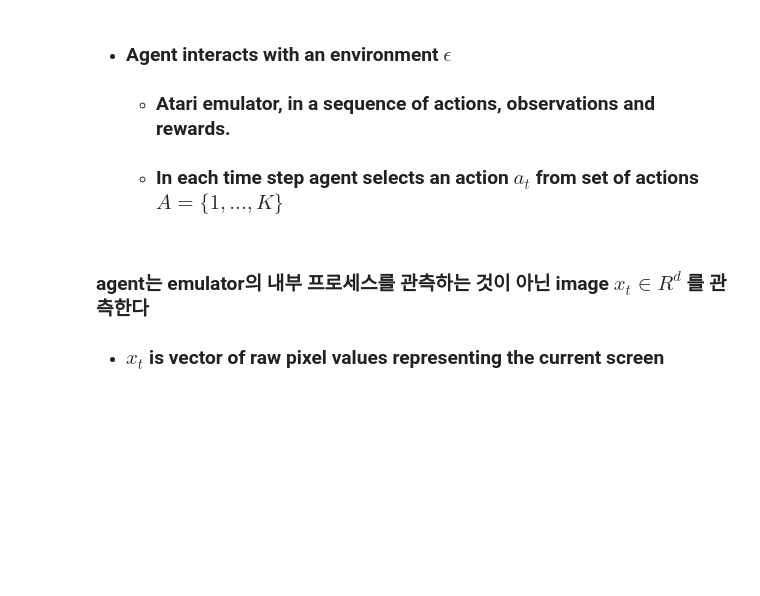
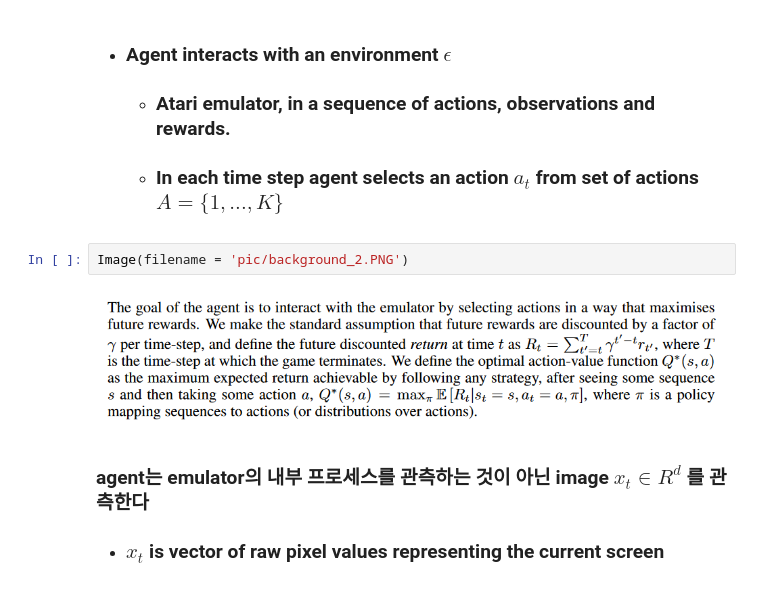
Before and after one commit to Jungjaeyoon/jaeyoon, a Jupyter notebook: reinforcement/Playing_Atari_with_Deep_Reinforcement_Learning.ipynb, the cells around one changed output. Saved outputs shown, nothing was run; the diff lists cells and outputs as text; blank space fills up the shorter version.

```diff
--- a/reinforcement/Playing_Atari_with_Deep_Reinforcement_Learning.ipynb
+++ b/reinforcement/Playing_Atari_with_Deep_Reinforcement_Learning.ipynb
@@ -28,6 +42,10 @@
 - ### Agent interacts with an environment $\epsilon$
     - ###  Atari emulator, in a sequence of actions, observations and rewards.
     - ### In each time step agent selects an action $a_t$ from set of actions $A = \{1, ... , K\}$
+# %%
+Image(filename = 'pic/background_2.PNG')
+# %% [output]
+[figure, added]
 # %% [markdown]
 ### agent는 emulator의 내부 프로세스를 관측하는 것이 아닌 image $ x_t \in R^d $ 를 관측한다
    - ### $x_t$ is vector of raw pixel values representing the current screen
```
Also changed, not shown: parts of 18 cells of this notebook.
